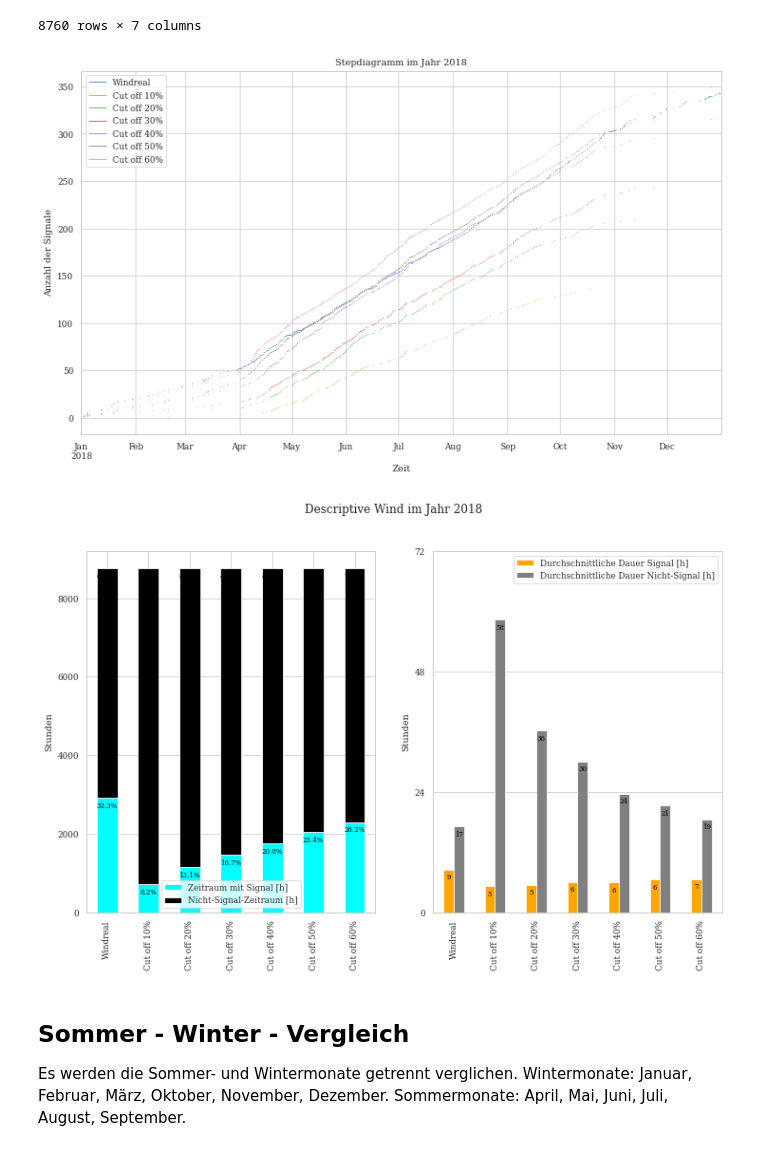
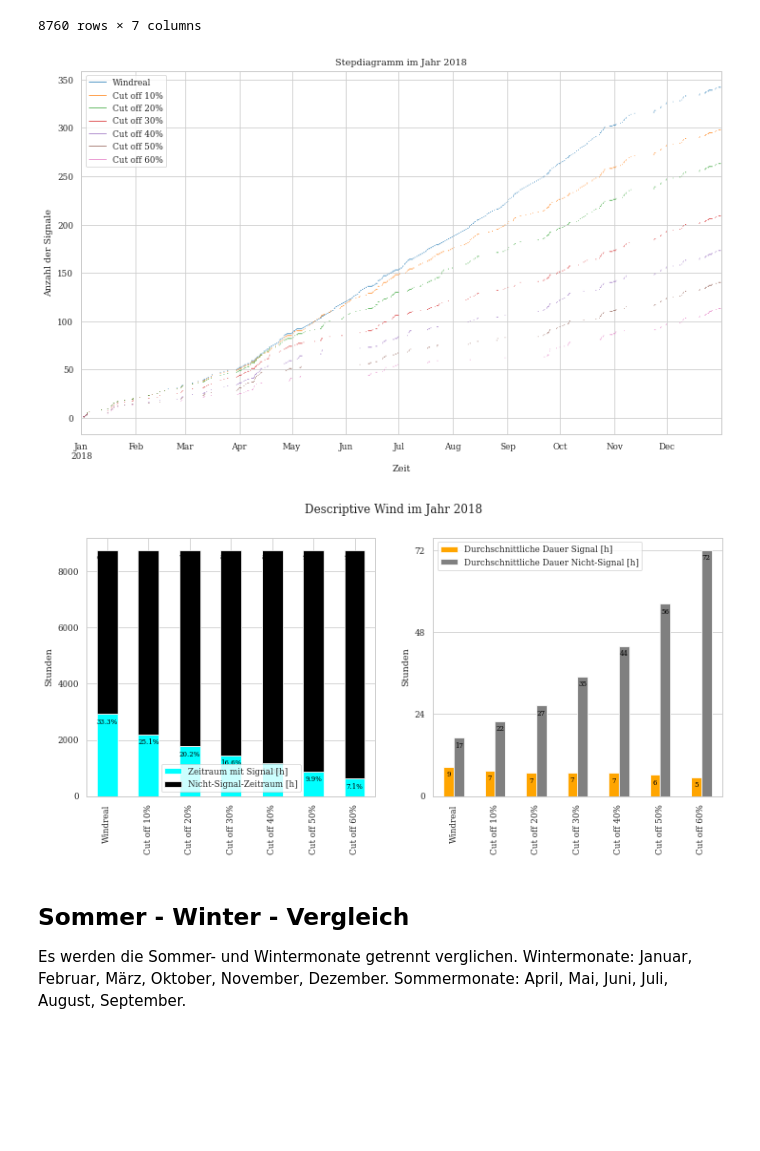
Before and after one commit to simonschaluppe/FLUCCOplus, a Jupyter notebook: notebooks/4.3.1_Szenarien_stuendlich.ipynb, the cells around one changed output. Cells and saved outputs as stored; diff of their text form; code cells hidden in the pictures; blank space fills up the shorter version.

```diff
--- a/notebooks/4.3.1_Szenarien_stuendlich.ipynb
+++ b/notebooks/4.3.1_Szenarien_stuendlich.ipynb
@@ -432,12 +369,12 @@ df_sign = pd.DataFrame()
 df_sign["Windreal"] = df_windrel
 # %%
 
-df_sign["Cut off 10%"] = df_sign["Windreal"].where(df_sign.Windreal < 0.1)
-df_sign["Cut off 20%"] = df_sign["Windreal"].where(df_sign.Windreal < 0.2)
-df_sign["Cut off 30%"] = df_sign["Windreal"].where(df_sign.Windreal < 0.3)
-df_sign["Cut off 40%"] = df_sign["Windreal"].where(df_sign.Windreal < 0.4)
-df_sign["Cut off 50%"] = df_sign["Windreal"].where(df_sign.Windreal < 0.5)
-df_sign["Cut off 60%"] = df_sign["Windreal"].where(df_sign.Windreal < 0.6)
+df_sign["Cut off 10%"] = df_sign["Windreal"].where(df_sign.Windreal > 0.1)
+df_sign["Cut off 20%"] = df_sign["Windreal"].where(df_sign.Windreal > 0.2)
+df_sign["Cut off 30%"] = df_sign["Windreal"].where(df_sign.Windreal > 0.3)
+df_sign["Cut off 40%"] = df_sign["Windreal"].where(df_sign.Windreal > 0.4)
+df_sign["Cut off 50%"] = df_sign["Windreal"].where(df_sign.Windreal > 0.5)
+df_sign["Cut off 60%"] = df_sign["Windreal"].where(df_sign.Windreal > 0.6)
 df_sign
 # %% [output]
 |  | Windreal | Cut off 10% | Cut off 20% | Cut off 30% | Cut off 40% | Cut off 50% | Cut off 60% |
@@ -494,19 +424,19 @@ fig, ax = plt.subplots()
 df_step_wind.plot(figsize=(12,7), grid=True, ax=ax).set(title=f"Stepdiagramm im Jahr {em_year}", xlabel="Zeit", ylabel="Anzahl der Signale")
 fig.savefig(f"../data/Plots/Stepdiagramm_wind_{em_year}.png", dpi=300, bbox_inches='tight')
 # %% [output]
-[figure, old version]
+[figure, new version]
 # %%
 #df_step_wind.fillna(0, inplace=True)
 #df_not_wind.fillna(0, inplace=True)
 # %%
 from FLUCCOplus.utils import plot_signal_bars
 
-fig, ax = plot_signal_bars(df_sign, df_sign.columns, ytick_average_max=73)
+fig, ax = plot_signal_bars(df_sign, df_sign.columns, ytick_average_max=73, figsize=(12,5))
 
 fig.suptitle(f'Descriptive Wind im Jahr {em_year}', fontsize=12)
 fig.savefig(f"../data/Plots/descriptive_wind_{em_year}.png", dpi=300, bbox_inches='tight')
 # %% [output]
-[figure, old version]
+[figure, new version]
 # %% [markdown]
 ## Sommer - Winter - Vergleich
 Es werden die Sommer- und Wintermonate getrennt verglichen.
```
Also changed, not shown: parts of 23 cells of this notebook, 5 other files.
